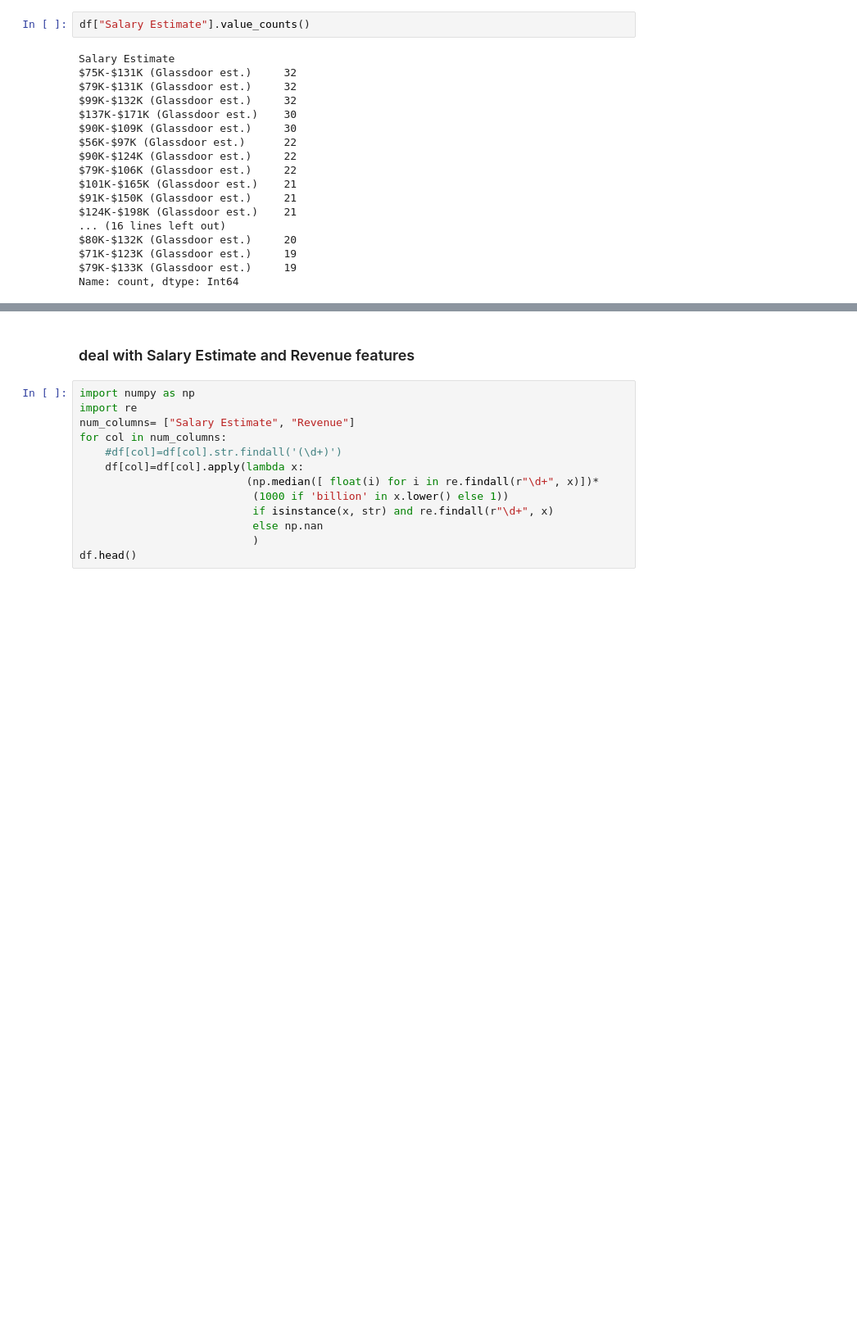
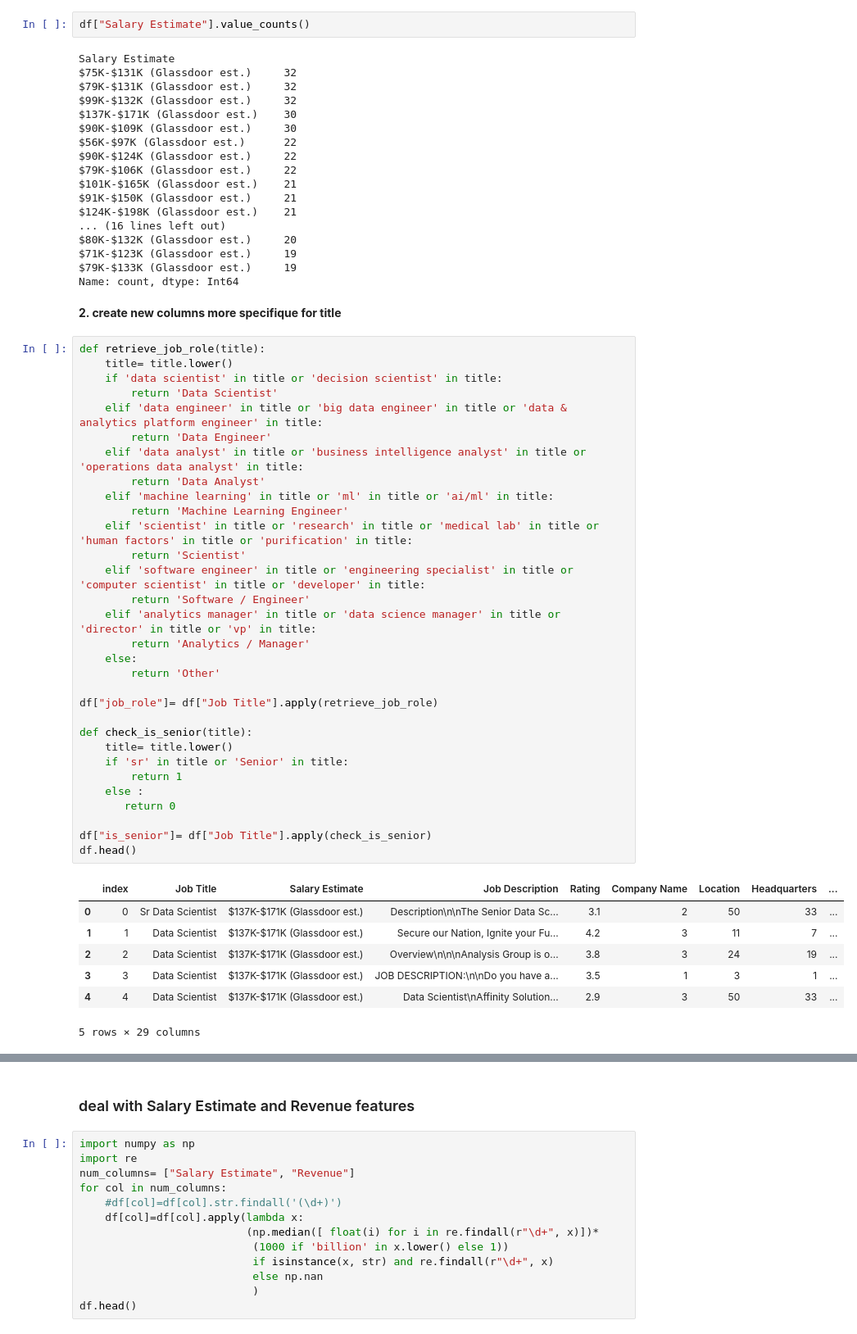
Before and after one commit to Maryemelb/rh-pulze-azure, a Jupyter notebook: backend/app/ml/Nootbook/eda.ipynb, the cells around one changed output, grey strips where cells are left out. Shown at 82% size. Drawn from its saved outputs; the diff is of its cells as text; blank space fills up the shorter version.

```diff
--- a/backend/app/ml/Nootbook/eda.ipynb
+++ b/backend/app/ml/Nootbook/eda.ipynb
@@ -270,3 +322,44 @@ $80K-$132K (Glassdoor est.)     20
 $71K-$123K (Glassdoor est.)     19
 $79K-$133K (Glassdoor est.)     19
 Name: count, dtype: Int64
+# %% [markdown]
+**2. create new columns more specifique for title**
+# %%
+def retrieve_job_role(title):
+    title= title.lower()
+    if 'data scientist' in title or 'decision scientist' in title:
+        return 'Data Scientist'
+    elif 'data engineer' in title or 'big data engineer' in title or 'data & analytics platform engineer' in title:
+        return 'Data Engineer'
+    elif 'data analyst' in title or 'business intelligence analyst' in title or 'operations data analyst' in title:
+        return 'Data Analyst'
+    elif 'machine learning' in title or 'ml' in title or 'ai/ml' in title:
+        return 'Machine Learning Engineer'
+    elif 'scientist' in title or 'research' in title or 'medical lab' in title or 'human factors' in title or 'purification' in title:
+        return 'Scientist'
+    elif 'software engineer' in title or 'engineering specialist' in title or 'computer scientist' in title or 'developer' in title:
+        return 'Software / Engineer'
+    elif 'analytics manager' in title or 'data science manager' in title or 'director' in title or 'vp' in title:
+        return 'Analytics / Manager'
+    else:
+        return 'Other'
+
+df["job_role"]= df["Job Title"].apply(retrieve_job_role)
+
+def check_is_senior(title):
+    title= title.lower()
+    if 'sr' in title or 'Senior' in title:
+        return 1
+    else :
+       return 0
+
+df["is_senior"]= df["Job Title"].apply(check_is_senior)
+df.head()
+# %% [output]
+|  | index | Job Title | Salary Estimate | Job Description | Rating | Company Name | Location | Headquarters | ... |
+| 0 | 0 | Sr Data Scientist | $137K-$171K (Glassdoor est.) | Description\n\nThe Senior Data Sc... | 3.1 | 2 | 50 | 33 | ... |
+| 1 | 1 | Data Scientist | $137K-$171K (Glassdoor est.) | Secure our Nation, Ignite your Fu... | 4.2 | 3 | 11 | 7 | ... |
+| 2 | 2 | Data Scientist | $137K-$171K (Glassdoor est.) | Overview\n\n\nAnalysis Group is o... | 3.8 | 3 | 24 | 19 | ... |
+| 3 | 3 | Data Scientist | $137K-$171K (Glassdoor est.) | JOB DESCRIPTION:\n\nDo you have a... | 3.5 | 1 | 3 | 1 | ... |
+| 4 | 4 | Data Scientist | $137K-$171K (Glassdoor est.) | Data Scientist\nAffinity Solution... | 2.9 | 3 | 50 | 33 | ... |
+5 rows × 29 columns
```
Also changed, not shown: parts of 14 cells of this notebook, 2 other files.
